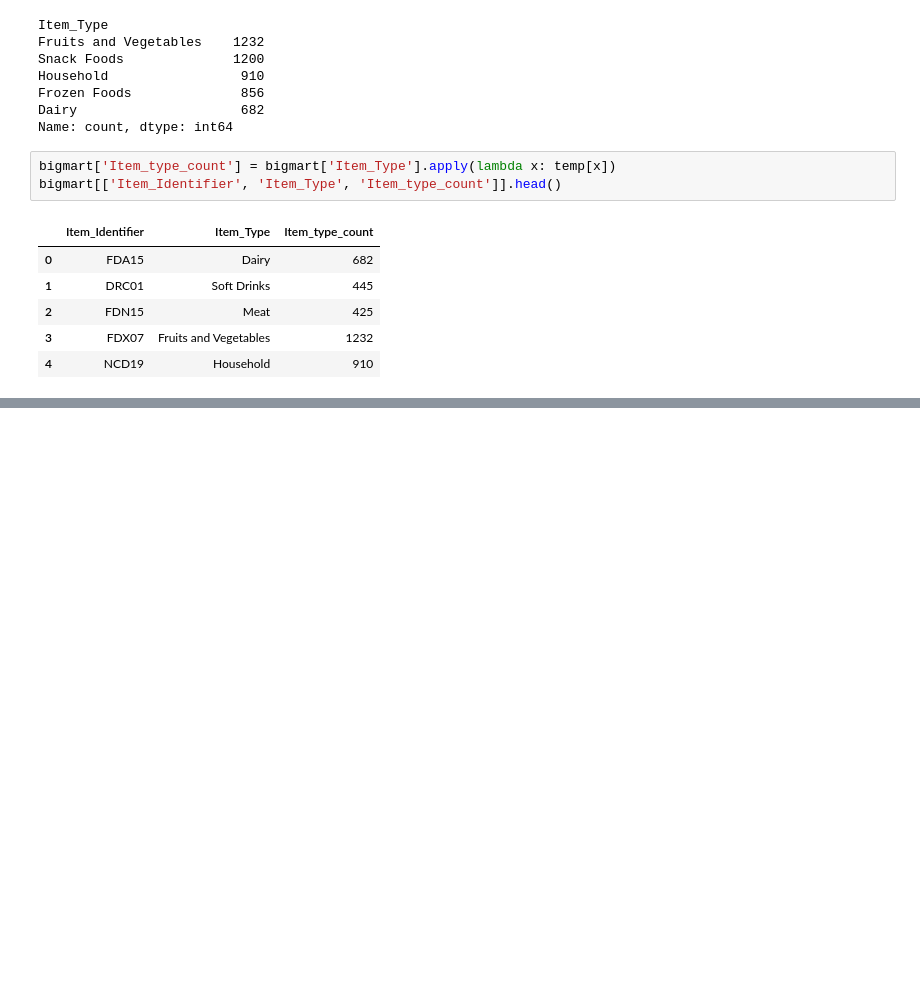
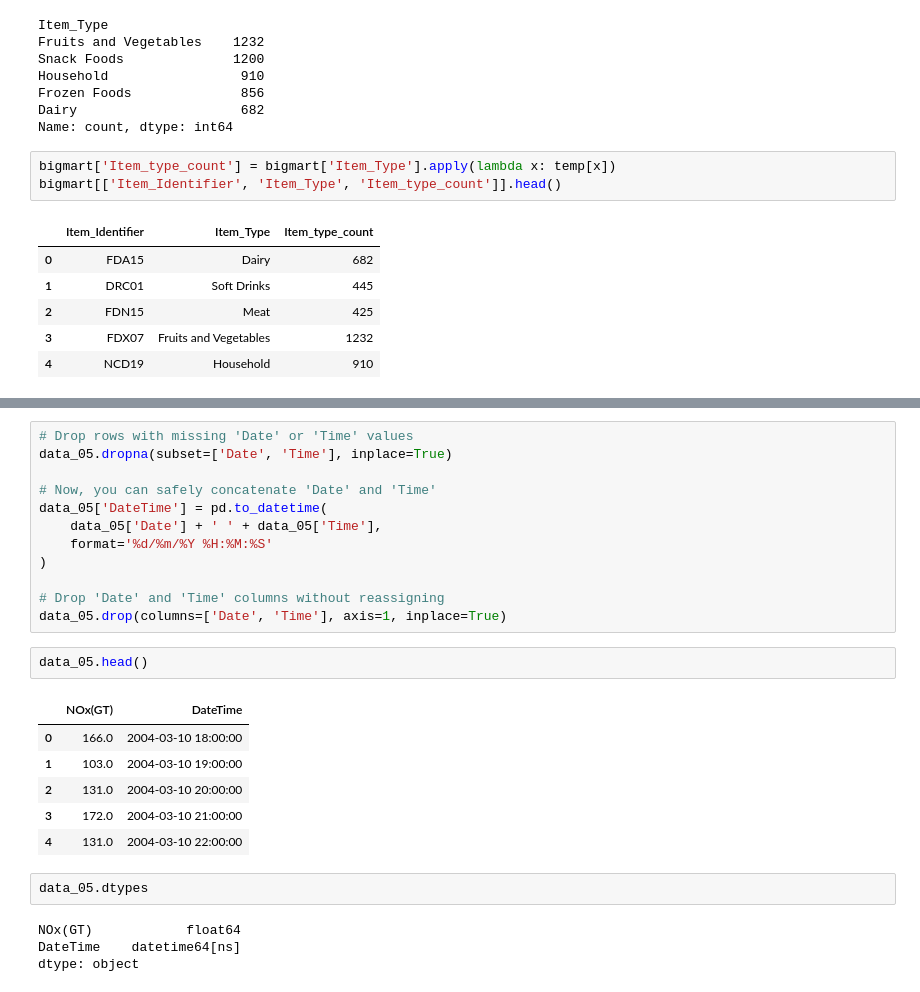
Before and after one commit to Malinda1/feature_engineering, a Jupyter notebook: feature_engineering.ipynb, the cells around one changed output, grey strips where cells are left out. Cells and saved outputs as stored; diff of their text form; blank space fills up the shorter version.

```diff
--- a/feature_engineering.ipynb
+++ b/feature_engineering.ipynb
@@ -492,0 +526,27 @@ bigmart[['Item_Identifier', 'Item_Type', 'Item_type_count']].head()
+# %%
+# Drop rows with missing 'Date' or 'Time' values
+data_05.dropna(subset=['Date', 'Time'], inplace=True)
+
+# Now, you can safely concatenate 'Date' and 'Time'
+data_05['DateTime'] = pd.to_datetime(
+    data_05['Date'] + ' ' + data_05['Time'],
+    format='%d/%m/%Y %H:%M:%S'
+)
+
+# Drop 'Date' and 'Time' columns without reassigning
+data_05.drop(columns=['Date', 'Time'], axis=1, inplace=True)
+# %%
+data_05.head()
+# %% [output]
+|  | NOx(GT) | DateTime |
+| 0 | 166.0 | 2004-03-10 18:00:00 |
+| 1 | 103.0 | 2004-03-10 19:00:00 |
+| 2 | 131.0 | 2004-03-10 20:00:00 |
+| 3 | 172.0 | 2004-03-10 21:00:00 |
+| 4 | 131.0 | 2004-03-10 22:00:00 |
+# %%
+data_05.dtypes
+# %% [output]
+NOx(GT)            float64
+DateTime    datetime64[ns]
+dtype: object
```
Also changed, not shown: parts of 6 cells of this notebook.
